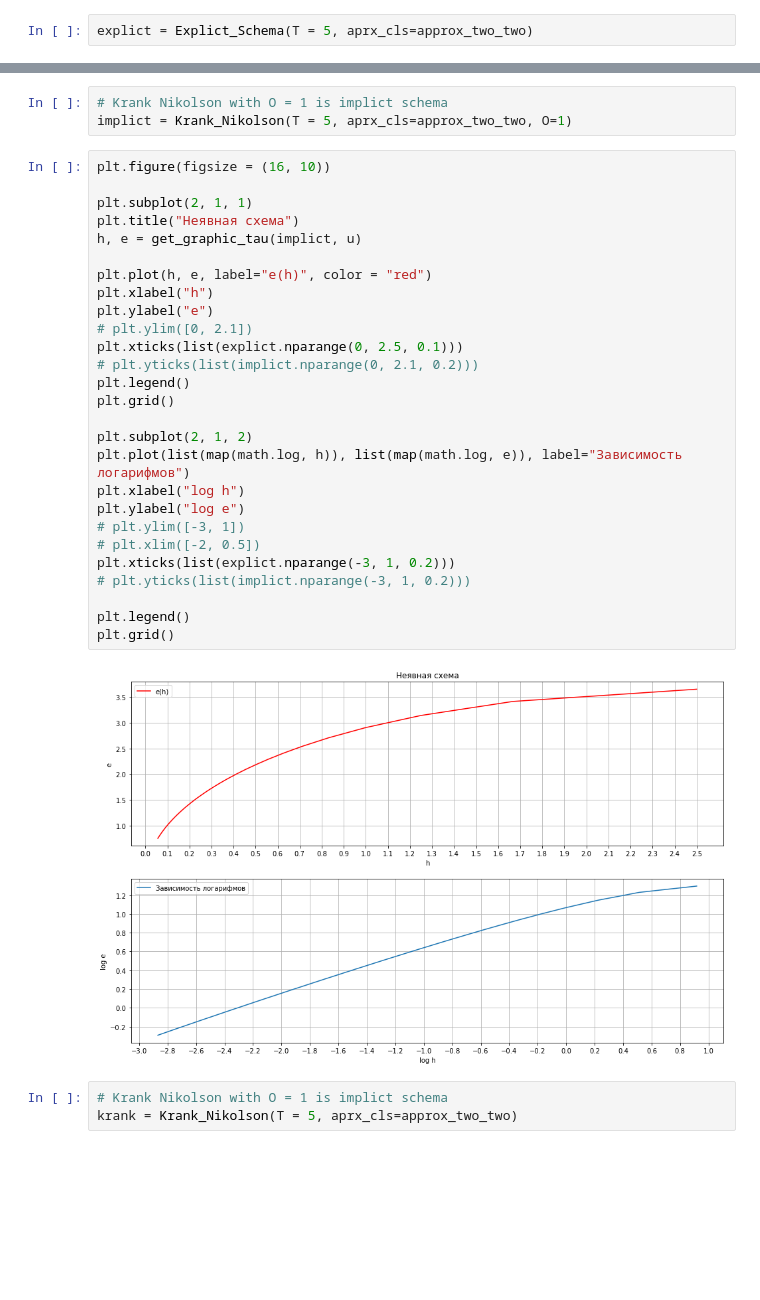
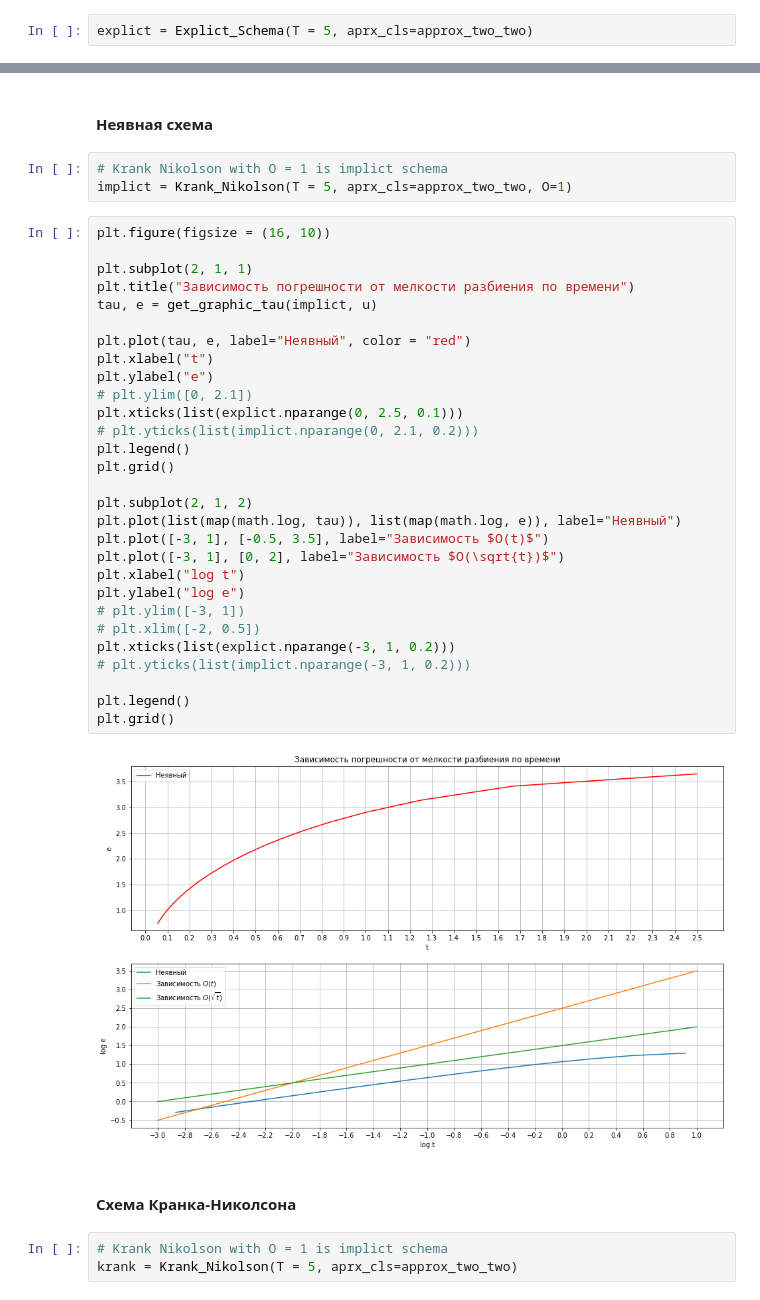
Before and after one commit to m-bronnikov/NumericalMethods, a Jupyter notebook: lab5/task.ipynb, the cells around one changed output, grey strips where cells are left out. Saved outputs shown, nothing was run; the diff lists cells and outputs as text; blank space fills up the shorter version.

```diff
--- a/lab5/task.ipynb
+++ b/lab5/task.ipynb
@@ -575,35 +584,41 @@ plt.grid()
+# %% [markdown]
+#### Неявная схема
 # %%
 # Krank Nikolson with O = 1 is implict schema
 implict = Krank_Nikolson(T = 5, aprx_cls=approx_two_two, O=1)
 # %%
 plt.figure(figsize = (16, 10))
 
 plt.subplot(2, 1, 1)
-plt.title("Неявная схема")
-h, e = get_graphic_tau(implict, u)
+plt.title("Зависимость погрешности от мелкости разбиения по времени")
+tau, e = get_graphic_tau(implict, u)
 
-plt.plot(h, e, label="e(h)", color = "red")
-plt.xlabel("h")
+plt.plot(tau, e, label="Неявный", color = "red")
+plt.xlabel("t")
 plt.ylabel("e")
 # plt.ylim([0, 2.1])
 plt.xticks(list(explict.nparange(0, 2.5, 0.1)))
 # plt.yticks(list(implict.nparange(0, 2.1, 0.2)))
 plt.legend()
 plt.grid()
 
 plt.subplot(2, 1, 2)
-plt.plot(list(map(math.log, h)), list(map(math.log, e)), label="Зависимость логарифмов")
-plt.xlabel("log h")
+plt.plot(list(map(math.log, tau)), list(map(math.log, e)), label="Неявный")
+plt.plot([-3, 1], [-0.5, 3.5], label="Зависимость $O(t)$")
+plt.plot([-3, 1], [0, 2], label="Зависимость $O(\sqrt{t})$")
+plt.xlabel("log t")
 plt.ylabel("log e")
 # plt.ylim([-3, 1])
 # plt.xlim([-2, 0.5])
 plt.xticks(list(explict.nparange(-3, 1, 0.2)))
 # plt.yticks(list(implict.nparange(-3, 1, 0.2)))
 
 plt.legend()
 plt.grid()
 # %% [output]
-[figure, old version]
+[figure, new version]
+# %% [markdown]
+#### Схема Кранка-Николсона
 # %%
 # Krank Nikolson with O = 1 is implict schema
 krank = Krank_Nikolson(T = 5, aprx_cls=approx_two_two)
```
Also changed, not shown: parts of 14 cells of this notebook.
